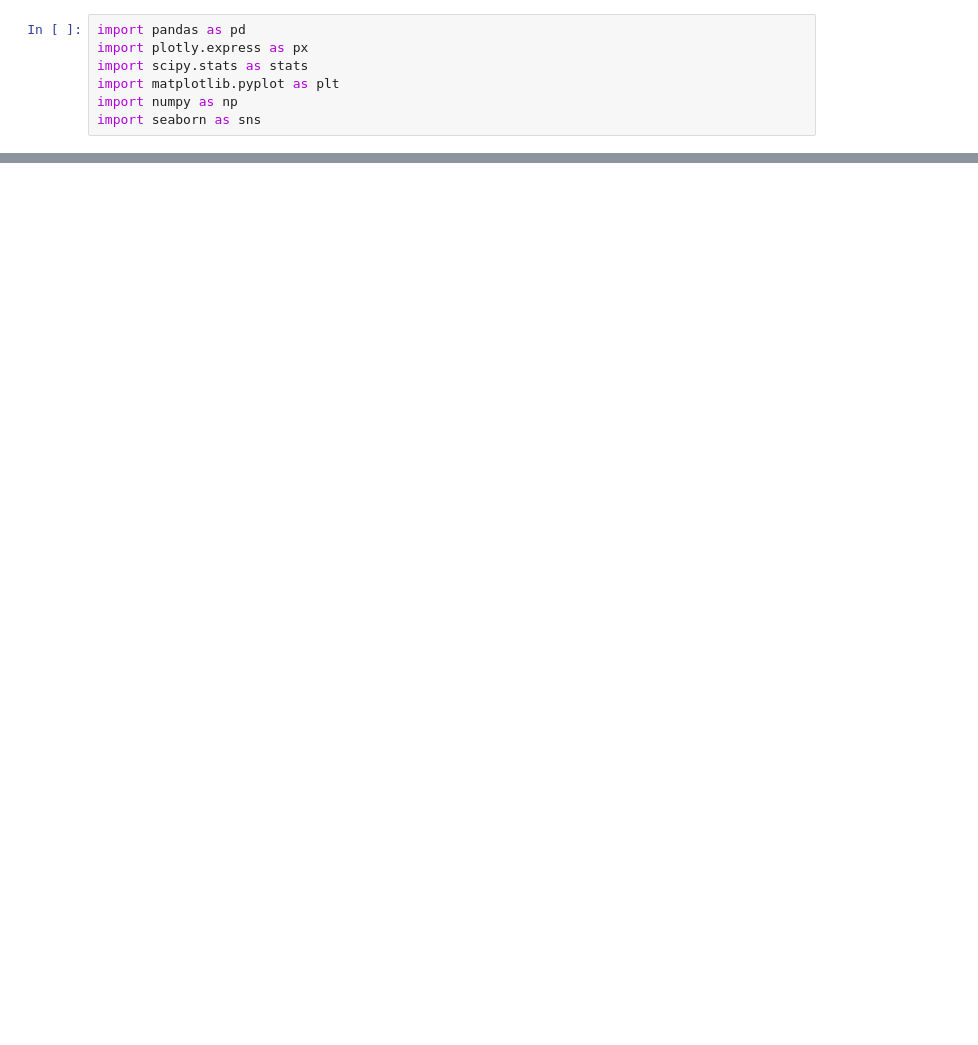
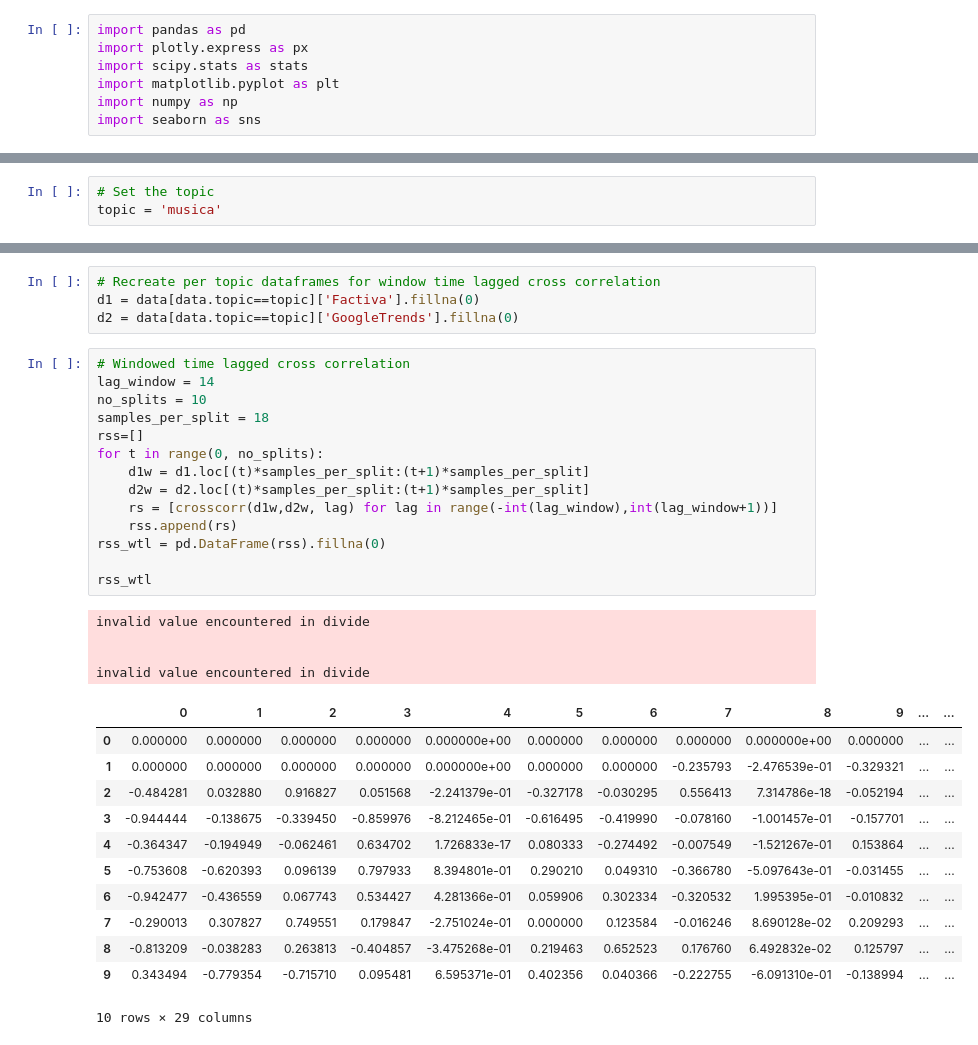
Before and after one commit to ivanobat/timeseriescorrelation, a Jupyter notebook: TimeSeriesCorrelation.ipynb, the cells around one changed output, grey strips where cells are left out. Drawn from its saved outputs; the diff is of its cells as text; blank space fills up the shorter version.

```diff
--- a/TimeSeriesCorrelation.ipynb
+++ b/TimeSeriesCorrelation.ipynb
@@ -239,0 +70,3 @@ rss_wtl
+# %%
+# Set the topic
+topic = 'musica'
@@ -239,0 +212,35 @@ rss_wtl
+# %%
+# Recreate per topic dataframes for window time lagged cross correlation
+d1 = data[data.topic==topic]['Factiva'].fillna(0)
+d2 = data[data.topic==topic]['GoogleTrends'].fillna(0)
+# %%
+# Windowed time lagged cross correlation
+lag_window = 14
+no_splits = 10
+samples_per_split = 18
+rss=[]
+for t in range(0, no_splits):
+    d1w = d1.loc[(t)*samples_per_split:(t+1)*samples_per_split]
+    d2w = d2.loc[(t)*samples_per_split:(t+1)*samples_per_split]
+    rs = [crosscorr(d1w,d2w, lag) for lag in range(-int(lag_window),int(lag_window+1))]
+    rss.append(rs)
+rss_wtl = pd.DataFrame(rss).fillna(0)
+
+rss_wtl
+# %% [output]
+invalid value encountered in divide
+
+
+invalid value encountered in divide
+|  | 0 | 1 | 2 | 3 | 4 | 5 | 6 | 7 | 8 | 9 | ... | ... |
+| 0 | 0.000000 | 0.000000 | 0.000000 | 0.000000 | 0.000000e+00 | 0.000000 | 0.000000 | 0.000000 | 0.000000e+00 | 0.000000 | ... | ... |
+| 1 | 0.000000 | 0.000000 | 0.000000 | 0.000000 | 0.000000e+00 | 0.000000 | 0.000000 | -0.235793 | -2.476539e-01 | -0.329321 | ... | ... |
+| 2 | -0.484281 | 0.032880 | 0.916827 | 0.051568 | -2.241379e-01 | -0.327178 | -0.030295 | 0.556413 | 7.314786e-18 | -0.052194 | ... | ... |
+| 3 | -0.944444 | -0.138675 | -0.339450 | -0.859976 | -8.212465e-01 | -0.616495 | -0.419990 | -0.078160 | -1.001457e-01 | -0.157701 | ... | ... |
+| 4 | -0.364347 | -0.194949 | -0.062461 | 0.634702 | 1.726833e-17 | 0.080333 | -0.274492 | -0.007549 | -1.521267e-01 | 0.153864 | ... | ... |
+| 5 | -0.753608 | -0.620393 | 0.096139 | 0.797933 | 8.394801e-01 | 0.290210 | 0.049310 | -0.366780 | -5.097643e-01 | -0.031455 | ... | ... |
+| 6 | -0.942477 | -0.436559 | 0.067743 | 0.534427 | 4.281366e-01 | 0.059906 | 0.302334 | -0.320532 | 1.995395e-01 | -0.010832 | ... | ... |
+| 7 | -0.290013 | 0.307827 | 0.749551 | 0.179847 | -2.751024e-01 | 0.000000 | 0.123584 | -0.016246 | 8.690128e-02 | 0.209293 | ... | ... |
+| 8 | -0.813209 | -0.038283 | 0.263813 | -0.404857 | -3.475268e-01 | 0.219463 | 0.652523 | 0.176760 | 6.492832e-02 | 0.125797 | ... | ... |
+| 9 | 0.343494 | -0.779354 | -0.715710 | 0.095481 | 6.595371e-01 | 0.402356 | 0.040366 | -0.222755 | -6.091310e-01 | -0.138994 | ... | ... |
+10 rows × 29 columns
```
Also changed, not shown: parts of 35 cells of this notebook.
